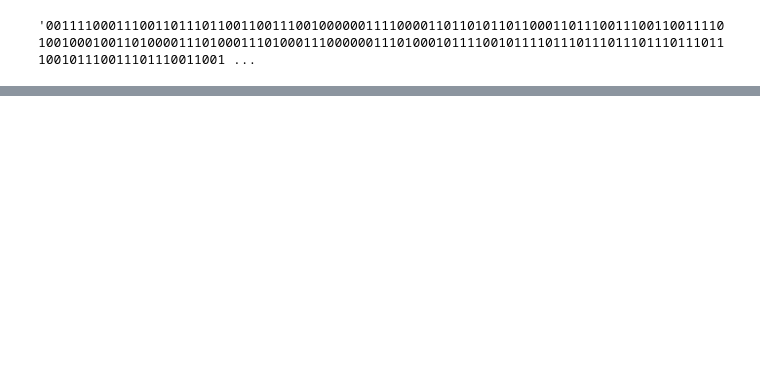
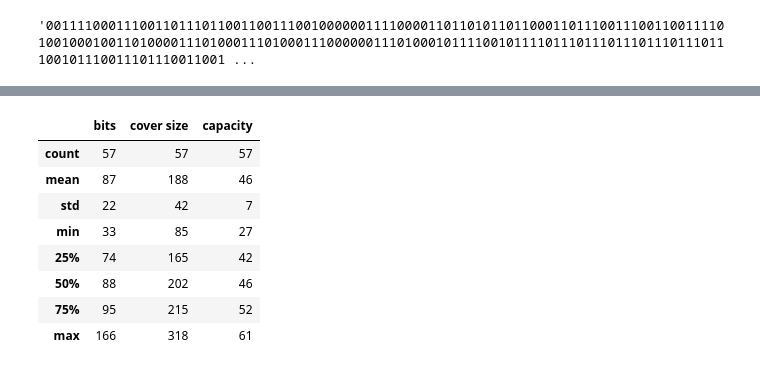
Before and after one commit to NasoohOlabi/Surfer, a Jupyter notebook: dev.ipynb, the cells around one changed output, grey strips where cells are left out. Drawn from its saved outputs; the diff is of its cells as text; code cells hidden in the pictures; blank space fills up the shorter version.

```diff
--- a/dev.ipynb
+++ b/dev.ipynb
@@ -137,0 +213,16 @@ KeyboardInterrupt:
+# %%
+dfd = df.describe()
+dfd['bits'] = dfd['bits'].apply(lambda a: int(round(a)))
+dfd['cover size'] = dfd['cover size'].apply(lambda a: int(round(a)))
+dfd['capacity'] = dfd['capacity'].apply(lambda a: int(round(a)))
+dfd
+# %% [output]
+|  | bits | cover size | capacity |
+| count | 57 | 57 | 57 |
+| mean | 87 | 188 | 46 |
+| std | 22 | 42 | 7 |
+| min | 33 | 85 | 27 |
+| 25% | 74 | 165 | 42 |
+| 50% | 88 | 202 | 46 |
+| 75% | 95 | 215 | 52 |
+| max | 166 | 318 | 61 |
```
Also changed, not shown: parts of 14 cells of this notebook, 5 other files.
